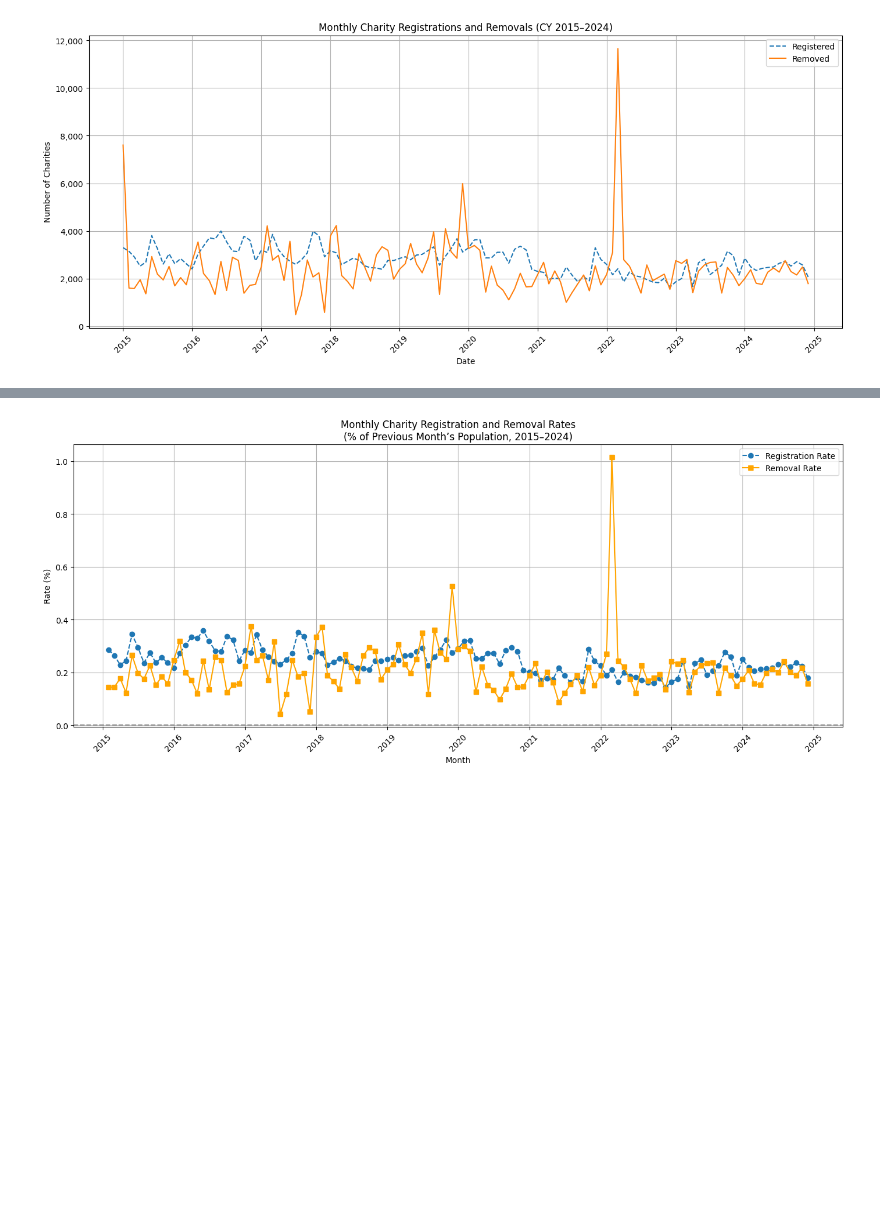
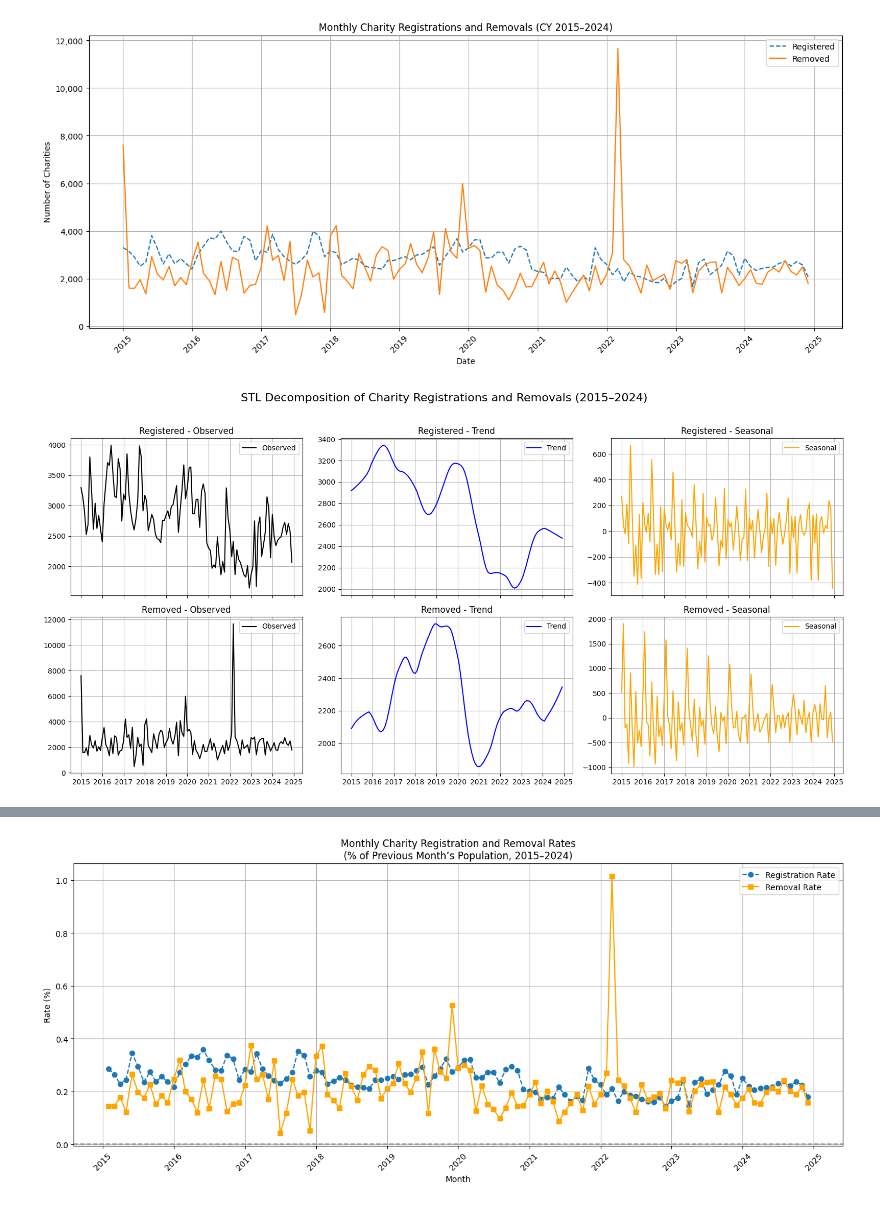
Before and after one commit to crystalyu917/The-Impact-of-Local-Council-Asset-Sales-on-Charity-Survival-in-England, a Jupyter notebook: src/analysis/raw_data_analysis.ipynb, the cells around one changed output, grey strips where cells are left out. Drawn from its saved outputs; the diff is of its cells as text; code cells hidden in the pictures; blank space fills up the shorter version.

Commit message:
graph

```diff
--- a/src/analysis/raw_data_analysis.ipynb
+++ b/src/analysis/raw_data_analysis.ipynb
@@ -305,3 +305,44 @@ plt.gca().yaxis.set_major_formatter(mticker.FuncFormatter(lambda x, _: f'{int(x)
 plt.show()
 # %% [output]
 [figure]
+# %%
+from statsmodels.tsa.seasonal import STL
+import matplotlib.pyplot as plt
+
+# Step 1: Ensure frequency for time series
+registered_by_month = registered_by_month.asfreq('MS')
+removed_by_month = removed_by_month.asfreq('MS')
+
+# Step 2: Apply STL decomposition (additive)
+stl_reg = STL(registered_by_month, seasonal=13, robust=True).fit()
+stl_rem = STL(removed_by_month, seasonal=13, robust=True).fit()
+
+# Step 3: Plot
+fig, axs = plt.subplots(2, 3, figsize=(16, 8), sharex=True)
+
+# Registered
+axs[0, 0].plot(stl_reg.observed, label='Observed', color='black')
+axs[0, 0].set_title('Registered - Observed')
+axs[0, 1].plot(stl_reg.trend, label='Trend', color='blue')
+axs[0, 1].set_title('Registered - Trend')
+axs[0, 2].plot(stl_reg.seasonal, label='Seasonal', color='orange')
+axs[0, 2].set_title('Registered - Seasonal')
+
+# Removed
+axs[1, 0].plot(stl_rem.observed, label='Observed', color='black')
+axs[1, 0].set_title('Removed - Observed')
+axs[1, 1].plot(stl_rem.trend, label='Trend', color='blue')
+axs[1, 1].set_title('Removed - Trend')
+axs[1, 2].plot(stl_rem.seasonal, label='Seasonal', color='orange')
+axs[1, 2].set_title('Removed - Seasonal')
+
+# Final formatting
+for ax in axs.flat:
+    ax.grid(True)
+    ax.legend()
+
+plt.suptitle("STL Decomposition of Charity Registrations and Removals (2015–2024)", fontsize=16)
+plt.tight_layout(rect=[0, 0, 1, 0.96])
+plt.show()
+# %% [output]
+[figure, added]
```
Also changed, not shown: parts of 4 cells of this notebook.
